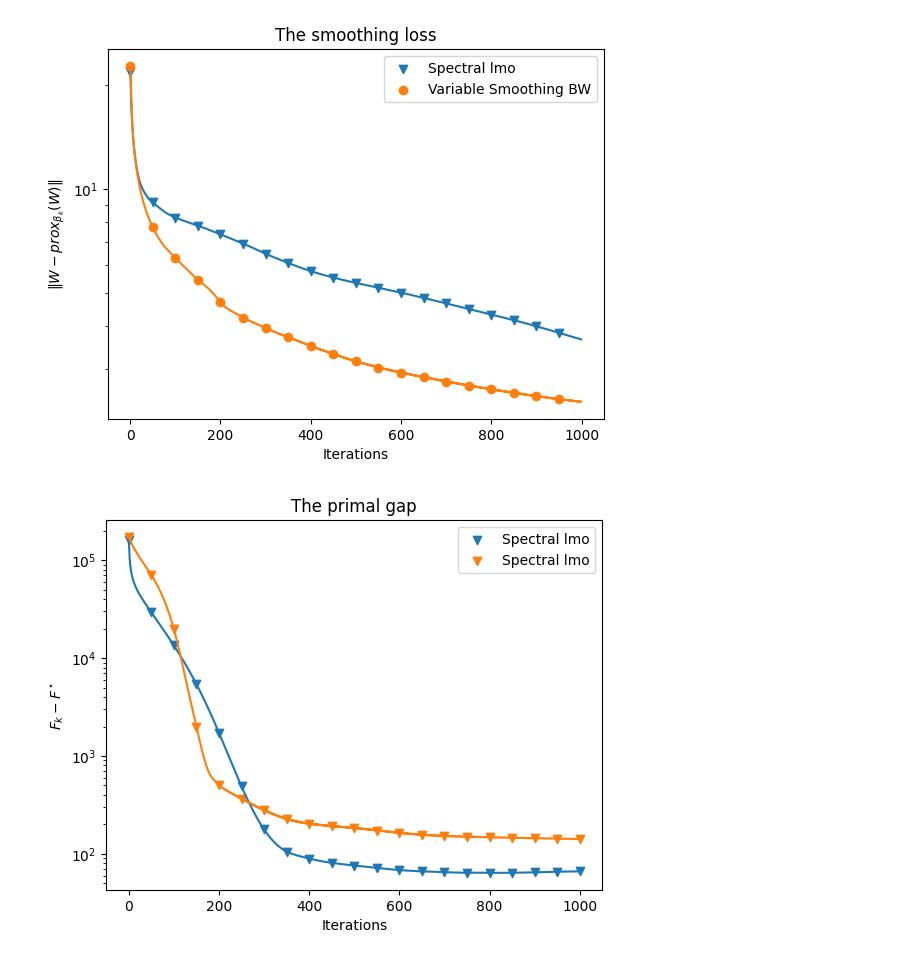
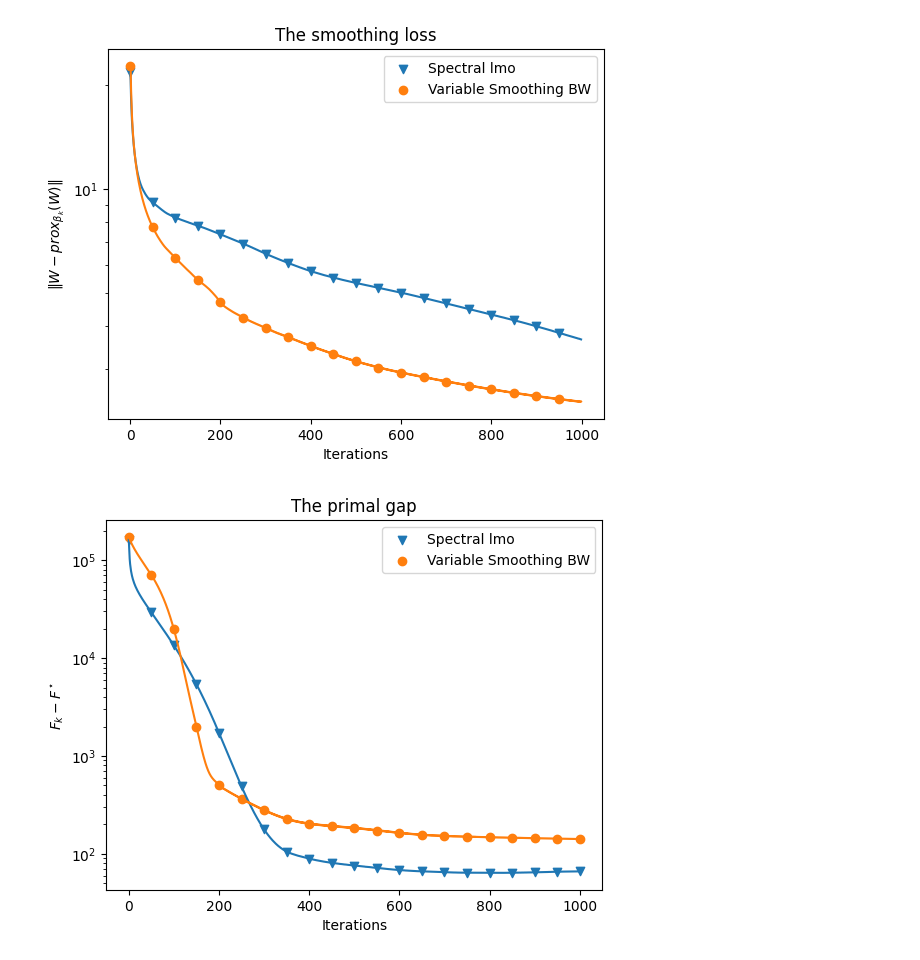
Before and after one commit to Farid-Najar/GAMONS, a Jupyter notebook: results.ipynb, the cells around one changed output. Drawn from its saved outputs; the diff is of its cells as text; code cells hidden in the pictures.

```diff
--- a/results.ipynb
+++ b/results.ipynb
@@ -84,21 +84,21 @@ plt.show()
 # %%
 ls_NSD = np.zeros(K+1)
 for i, (W, H) in enumerate(WHs_NSD):
     ls_NSD[i] = np.linalg.norm(D - W@H, 'fro')**2 + np.linalg.norm(W, 1) - F_min
 plt.semilogy(ls_NSD)
 plt.scatter(np.arange(len(ls_NSD))[::50], ls_NSD[::50], label = 'Spectral lmo', marker="v")
 
 ls_VS = np.zeros(K+1)
 for i, (W, H) in enumerate(WHs_VS):
     ls_VS[i] = np.linalg.norm(D - W@H, 'fro')**2 + np.linalg.norm(W, 1) - F_min
 plt.semilogy(ls_VS)
-plt.scatter(np.arange(len(ls_VS))[::50], ls_VS[::50], label = 'Spectral lmo', marker="v")
+plt.scatter(np.arange(len(ls_VS))[::50], ls_VS[::50], label = 'Variable Smoothing BW', marker="o")
 
 plt.ylabel(r'$F_k - F^\star$')
 plt.xlabel('Iterations')
 plt.title('The primal gap')
 
 plt.legend()
 plt.show()
 # %% [output]
-[figure, old version]
+[figure, new version]
```
Also changed, not shown: 3 other files.
